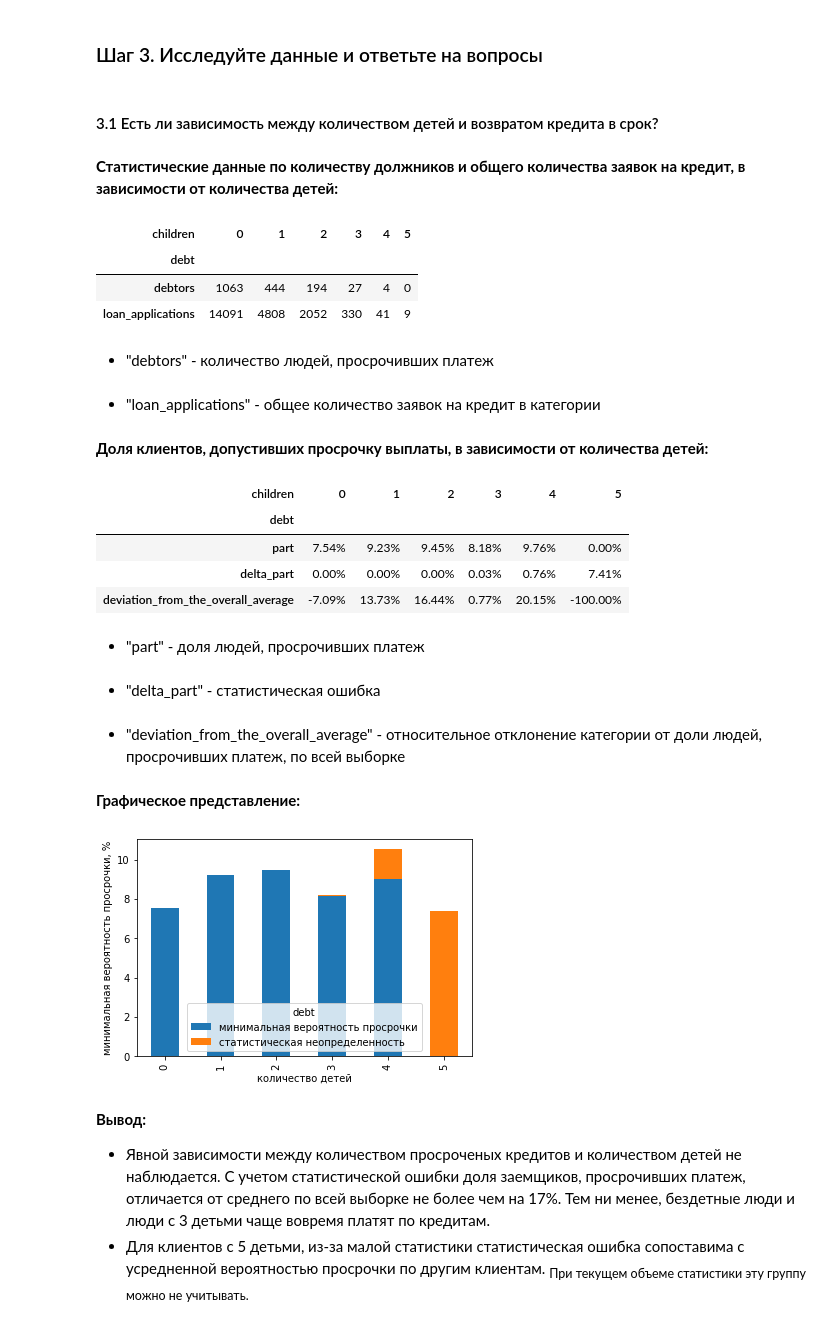
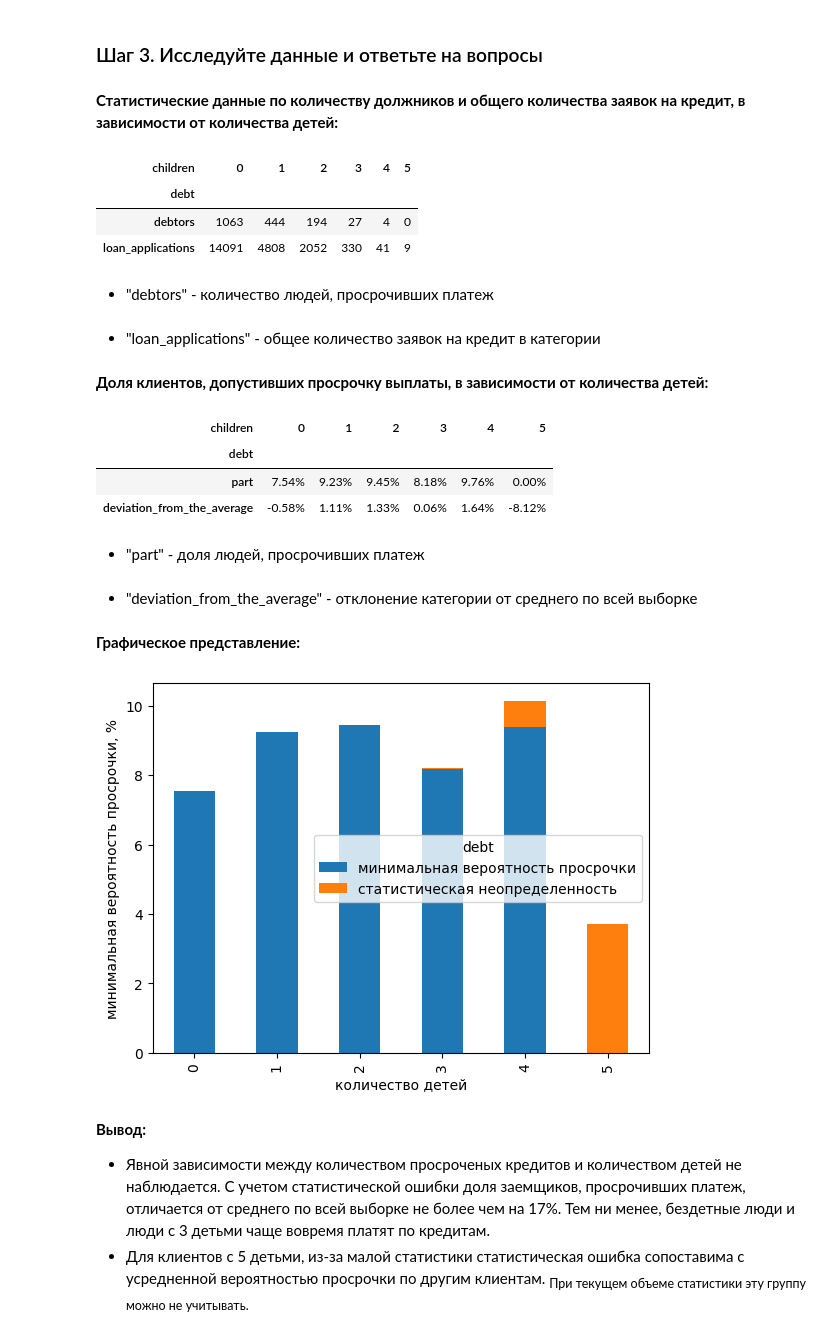
Before and after one commit to Alexander-Firsov/practicum.yandex.ru_data-scientist, a Jupyter notebook: 06-Предобработка_данных-Исследование_надежности_заемщиков/4bb431f4-921b-4285-9681-841a8f67430a.ipynb, the cells around one changed output. Saved outputs shown, nothing was run; the diff lists cells and outputs as text; code cells hidden in the pictures.

```diff
--- a/06-Предобработка_данных-Исследование_надежности_заемщиков/4bb431f4-921b-4285-9681-841a8f67430a.ipynb
+++ b/06-Предобработка_данных-Исследование_надежности_заемщиков/4bb431f4-921b-4285-9681-841a8f67430a.ipynb
@@ -412,11 +294,8 @@ def categorize_purpose(row):
 data['purpose_category'] = data['purpose'].apply(categorize_purpose)
 # %% [markdown]
 ### Шаг 3. Исследуйте данные и ответьте на вопросы
-# %% [markdown]
-#### 3.1 Есть ли зависимость между количеством детей и возвратом кредита в срок?
 # %%
-# Ваш код будет здесь. Вы можете создавать новые ячейки.
-def add_metric(df):
+def add_metric_v2(df):
     '''
     Добавление столбцов, которые нужны для анализа. На входе сводная таблица в формате DataFrame. Предпологается
     наличие столбцов со статистикой по пунктуальным заемщикам (индекс 0), и просрочившим платеж (индекс 1).
@@ -430,7 +309,7 @@ def add_metric(df):
     # доля должников
     df.loc[:, 'part'] = df['debtors'] / df['loan_applications']
     # статистическая ошибка доли
-    df.loc[:, 'delta_part'] = 2 * df['error'] / (df['loan_applications'] ** 2)
+    df.loc[:, 'delta_part'] = df['error'] / (df['loan_applications'] ** 2)
     # минимальная вероятность просрочки
     df.loc[:, 'min_rate'] = (df['part'] - df['delta_part']).apply(lambda x: 0 if x<0 else x)
     # максимальная вероятность просрочки
@@ -440,12 +319,12 @@ def add_metric(df):
     # Столбцы, для вывода в гистаграмме
     df.loc[:, 'минимальная вероятность просрочки'] = 100* df.loc[:, 'min_rate']
     df.loc[:, 'статистическая неопределенность'] = 100 * df.loc[:, 'stat_error']
-    # относительное отклонение категории от общего среднего
+#    # относительное отклонение категории от общего среднего
     average = df['debtors'].sum() / df['loan_applications'].sum()
-    df.loc[:, 'deviation_from_the_overall_average'] = (df['part'] - average) / average
+    df.loc[:, 'deviation_from_the_average'] = (df['part'] - average)
     return df
 
-def create_pivot_table(row, description_in_string, description_in_hystogram):
+def create_pivot_table_v2(row, description_in_string, description_in_hystogram):
     '''
     По сути, все 4 задачи-исследования однотипны. Получить сводную таблицу, вывести статистику, показать доли
     по категориям. Поэтому имеет смысл сделать функцию - шаблон.
@@ -458,53 +337,48 @@ def create_pivot_table(row, description_in_string, description_in_hystogram):
     pivot_table = data.pivot_table(index=['debt'], columns=row, values='income_type', aggfunc='count')\
         .fillna(0).T.astype('int')
     # добавляем нужные метрики
-    pivot_table = add_metric(pivot_table)
+    pivot_table = add_metric_v2(pivot_table)
     # выводим статистику
     display(Markdown('**Статистические данные по количеству должников и общего количества заявок на кредит,\
         в зависимости от ' + description_in_string + ':**'))
     display(pivot_table.loc[:,['debtors','loan_applications']].T)
     display(Markdown('* "debtors" - количество людей, просрочивших платеж'))
     display(Markdown('* "loan_applications" - общее количество заявок на кредит в категории'))
-    # выводим доли. Если бы знал, как применять различное форматирование для различных столбцов,
-        # можно было бы объединить 2 таблицы в одну
+    # выводим доли.
     display(Markdown('**Доля клиентов, допустивших просрочку выплаты, в зависимости от '+\
         description_in_string + ':**'))
-    display(pivot_table.loc[:,['part','delta_part','deviation_from_the_overall_average']].T.applymap('{:.2%}'.format))
+    #display(pivot_table.loc[:,['part','deviation_from_the_average']].T.applymap('{:.2%}'.format))
+    display(pivot_table.loc[:,['part','deviation_from_the_average']].T.map('{:.2%}'.format))
     display(Markdown('* "part" - доля людей, просрочивших платеж'))
-    display(Markdown('* "delta_part" - статистическая ошибка'))
-    display(Markdown('* "deviation_from_the_overall_average" - относительное отклонение категории от доли людей, просрочивших\
-        платеж, по всей выборке'))
+    display(Markdown('* "deviation_from_the_average" - отклонение категории от среднего по всей выборке'))
     # выводим гистограмму
     display(Markdown('**Графическое представление:**'))
     pivot_table.loc[:,['минимальная вероятность просрочки','статистическая неопределенность']].plot(
         kind="bar",
         stacked= True,
         xlabel=description_in_hystogram,
         ylabel='минимальная вероятность просрочки, %')
     plt.show()
     # возвращаем таблицу, если вдруг понадобится дальнейшая обработка
     return pivot_table
-
-children = create_pivot_table('children', 'количества детей', 'количество детей')
+children = create_pivot_table_v2('children', 'количества детей', 'количество детей')
 # %% [output]
 **Статистические данные по количеству должников и общего количества заявок на кредит,        в зависимости от количества детей:**
 | children | 0 | 1 | 2 | 3 | 4 | 5 |
 | debt |  |  |  |  |  |  |
 | debtors | 1063 | 444 | 194 | 27 | 4 | 0 |
 | loan_applications | 14091 | 4808 | 2052 | 330 | 41 | 9 |
 * "debtors" - количество людей, просрочивших платеж
 * "loan_applications" - общее количество заявок на кредит в категории
 **Доля клиентов, допустивших просрочку выплаты, в зависимости от количества детей:**
 | children | 0 | 1 | 2 | 3 | 4 | 5 |
 | debt |  |  |  |  |  |  |
 | part | 7.54% | 9.23% | 9.45% | 8.18% | 9.76% | 0.00% |
-| delta_part | 0.00% | 0.00% | 0.00% | 0.03% | 0.76% | 7.41% |
-| deviation_from_the_overall_average | -7.09% | 13.73% | 16.44% | 0.77% | 20.15% | -100.00% |
+| deviation_from_the_average | -0.58% | 1.11% | 1.33% | 0.06% | 1.64% | -8.12% |
 * "part" - доля людей, просрочивших платеж
-* "delta_part" - статистическая ошибка
+* "deviation_from_the_average" - отклонение категории от среднего по всей выборке
-* "deviation_from_the_overall_average" - относительное отклонение категории от доли людей, просрочивших        платеж, по всей выборке
+**Графическое представление:**
-**Графическое представление:**
-[figure, old version]
+[figure, new version]
 # %% [markdown]
 **Вывод:**
 * Явной зависимости между количеством просроченых кредитов и количеством детей не наблюдается. С учетом статистической ошибки доля заемщиков, просрочивших платеж, отличается от среднего по всей выборке не более чем на 17%. Тем ни менее, бездетные люди и люди с 3 детьми чаще вовремя платят по кредитам.
```
Also changed, not shown: parts of 63 cells of this notebook, 8 other files.
